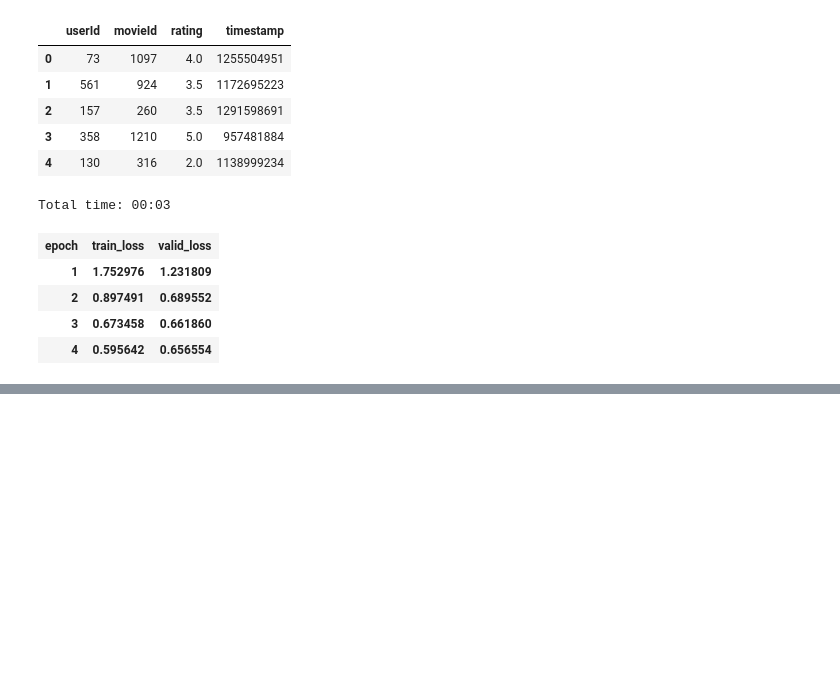
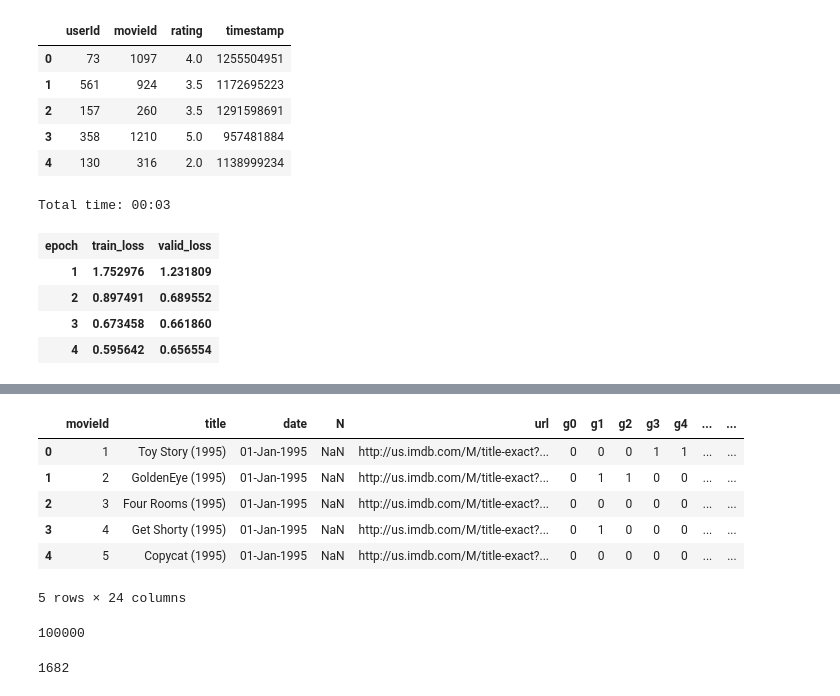
Before and after one commit to thelazyoxymoron/fastai-live-course, a Jupyter notebook: Lesson-4-collab-filtering-experiments.ipynb, the cells around one changed output, grey strips where cells are left out. Cells and saved outputs as stored; diff of their text form; code cells hidden in the pictures; blank space fills up the shorter version.

```diff
--- a/Lesson-4-collab-filtering-experiments.ipynb
+++ b/Lesson-4-collab-filtering-experiments.ipynb
@@ -43,0 +73,2 @@ Total time: 00:03
+# %%
+path = Path('data/movielens/ml-100k')
@@ -43,0 +107,21 @@ Total time: 00:03
+# %%
+movies = pd.read_csv(path/'u.item', delimiter = '|', encoding = 'latin-1', header = None,
+                    names = [item, 'title', 'date', 'N', 'url', *[f'g{i}' for i in range(19)]])
+# %%
+movies.head()
+# %% [output]
+|  | movieId | title | date | N | url | g0 | g1 | g2 | g3 | g4 | ... | ... |
+| 0 | 1 | Toy Story (1995) | 01-Jan-1995 | NaN | http://us.imdb.com/M/title-exact?... | 0 | 0 | 0 | 1 | 1 | ... | ... |
+| 1 | 2 | GoldenEye (1995) | 01-Jan-1995 | NaN | http://us.imdb.com/M/title-exact?... | 0 | 1 | 1 | 0 | 0 | ... | ... |
+| 2 | 3 | Four Rooms (1995) | 01-Jan-1995 | NaN | http://us.imdb.com/M/title-exact?... | 0 | 0 | 0 | 0 | 0 | ... | ... |
+| 3 | 4 | Get Shorty (1995) | 01-Jan-1995 | NaN | http://us.imdb.com/M/title-exact?... | 0 | 1 | 0 | 0 | 0 | ... | ... |
+| 4 | 5 | Copycat (1995) | 01-Jan-1995 | NaN | http://us.imdb.com/M/title-exact?... | 0 | 0 | 0 | 0 | 0 | ... | ... |
+5 rows × 24 columns
+# %%
+len(ratings)
+# %% [output]
+100000
+# %%
+len(movies)
+# %% [output]
+1682
```
Also changed, not shown: parts of 24 cells of this notebook.
